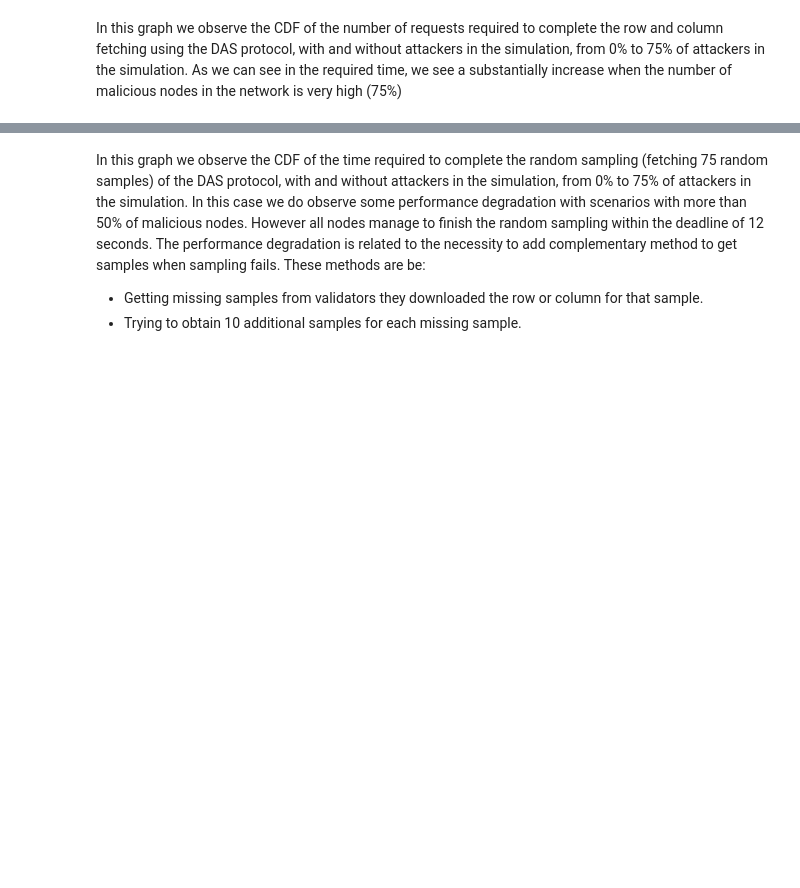
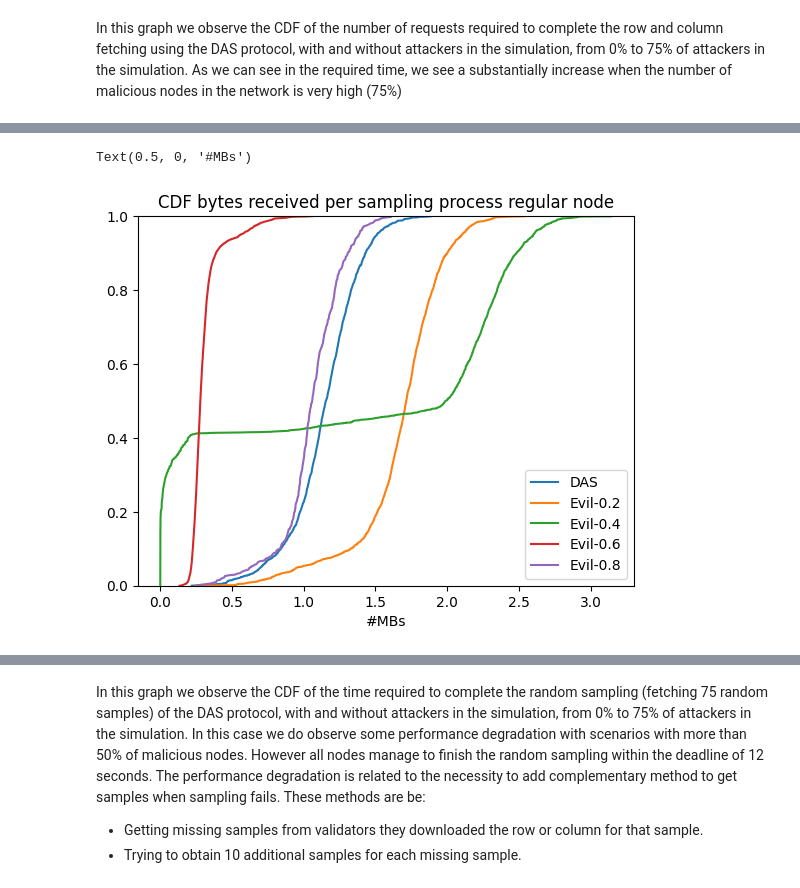
Before and after one commit to datahop/kademlia-simulator, a Jupyter notebook: simulator/python/analysis_vs_evil.ipynb, the cells around one changed output, grey strips where cells are left out. Drawn from its saved outputs; the diff is of its cells as text; code cells hidden in the pictures; blank space fills up the shorter version.

```diff
--- a/simulator/python/analysis_vs_evil.ipynb
+++ b/simulator/python/analysis_vs_evil.ipynb
@@ -134,0 +158,23 @@ Text(0.5, 0, '# Messages')
+# %%
+fig8, ax8 = plt.subplots()
+
+for key in msg_df:
+
+    vsdf = msg_df[key].loc[(msg_df[key]['nodeType'] == 'regular')]
+
+    x = np.sort(vsdf['bytesIn'])/ 1024 / 1024
+    N = vsdf['bytesIn'].count()
+    # get the cdf values of y
+    y = np.arange(N) / float(N)
+
+    ax8.plot(x, y,label=key)
+
+ax8.legend()
+#ax8.set_xlim([0,10])
+ax8.set_ylim([0,1])
+
+ax8.set_title("CDF bytes received per sampling process regular node")
+ax8.set_xlabel("#MBs")
+# %% [output]
+Text(0.5, 0, '#MBs')
+[figure, added]
```
Also changed, not shown: parts of 8 cells of this notebook, 3 other files.
